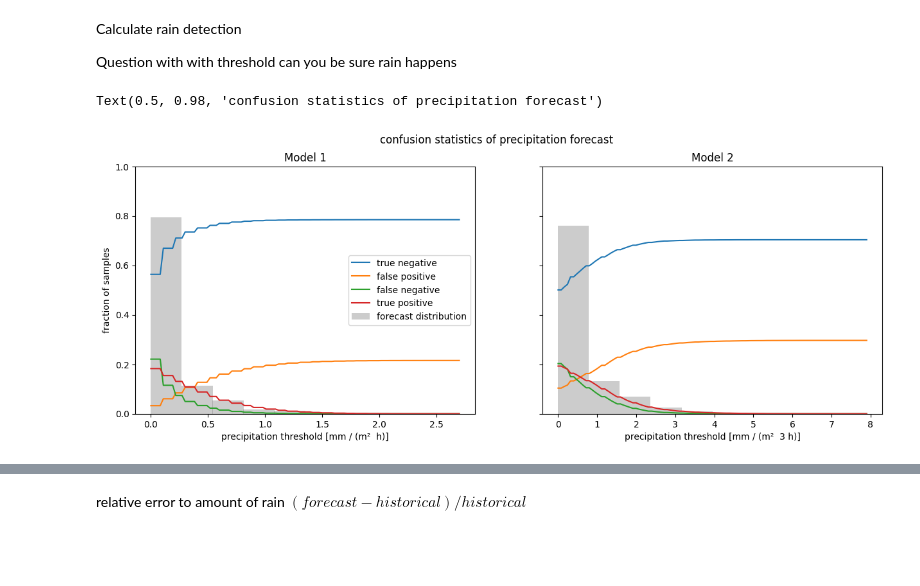
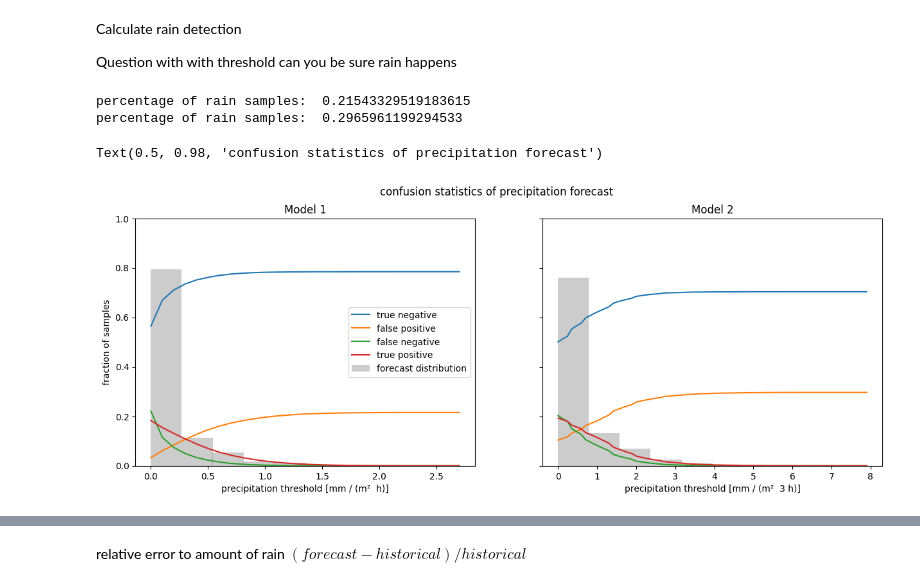
Before and after one commit to RobinU434/DataLiteracy, a Jupyter notebook: studies/13_01_24_RU_glimps_into_data.ipynb, the cells around one changed output, grey strips where cells are left out. Drawn from its saved outputs; the diff is of its cells as text; code cells hidden in the pictures; blank space fills up the shorter version.

```diff
--- a/studies/13_01_24_RU_glimps_into_data.ipynb
+++ b/studies/13_01_24_RU_glimps_into_data.ipynb
@@ -324,9 +414,13 @@ result = []
 for call_time in call_times:
     call_time_result = []
     for station_id in station_ids:
-        sub_df_forecast = merge2[(merge2["call_time"] == call_time) & (merge2["station_id"] == station_id)]
+        sub_df_forecast = merge2[
+            (merge2["call_time"] == call_time) & (merge2["station_id"] == station_id)
+        ]
 
-        if len(sub_df_forecast) < 56:  # 56 is how many samples are expected in a forecast of model 2
+        if (
+            len(sub_df_forecast) < 56
+        ):  # 56 is how many samples are expected in a forecast of model 2
             continue
         call_time_result.append(sub_df_forecast["precipitation_error"][:56])
 
@@ -858,10 +1060,13 @@ for index, values in merge2.groupby(["station_id", "time"]):
 import pandas as pd
 
 # Create a sample DataFrame
-data = {'Category': ['A', 'A', 'B', 'B', 'A', 'B'],
-        'Value': [10, 15, 20, 18, 25, 22],
-        'Value2': [11, 15, 21, 19, 25, 23]}
+data = {
+    "Category": ["A", "A", "B", "B", "A", "B"],
+    "Value": [10, 15, 20, 18, 25, 22],
+    "Value2": [11, 15, 21, 19, 25, 23],
+}
 df = pd.DataFrame(data)
+
 
 # Define a custom aggregate function
 def custom_aggregate(series):
@@ -869,8 +1074,9 @@ def custom_aggregate(series):
     print("_____")
     return series.max() - series.min()
 
+
 # Apply the custom aggregate function using groupby and aggregate
-result = df.groupby('Category').aggregate(custom_aggregate)
+result = df.groupby("Category").aggregate(custom_aggregate)
 
 print(result)
 # %% [output]
@@ -1037,13 +1255,15 @@ merge2 = dataset_model_2.get_merge().copy()
 
 from sklearn import metrics
 
-def to_rain_func_gen(threshold: float):
+
+def bool_mask(threshold: float):
     """everything less or equal to the threshold gets marked as 0
     Else 1
 
     Args:
         threshold (float):
     """
+
     def inner(series: pd.Series) -> pd.Series:
         return int(series > threshold)
 
@@ -1051,59 +1271,86 @@ def to_rain_func_gen(threshold: float):
 
 
 def create_confusion_matrices(df: pd.DataFrame, num_thresholds: int):
-
-    actual = df["precipitation_real"].transform(to_rain_func_gen(0.0)).values
-
+    actual = df["precipitation_real"].transform(bool_mask(0.0)).values
+    print("percentage of rain samples: ", actual.sum() / len(actual))
     max_forecast = max(df["precipitation_forecast"])
     thresholds = np.linspace(0, max_forecast, num_thresholds)
     matrices = np.empty((num_thresholds, 2, 2))
     for idx, threshold in enumerate(thresholds):
-        predicted = df["precipitation_forecast"].transform(to_rain_func_gen(threshold=threshold)).values
+        predicted = (
+            df["precipitation_forecast"]
+            .transform(bool_mask(threshold=threshold))
+            .values
+        )
         matrices[idx] = metrics.confusion_matrix(actual, predicted)
 
     return thresholds, matrices
 
 
-thresholds1, matrices1 = create_confusion_matrices(merge1, 100)
-thresholds2, matrices2 = create_confusion_matrices(merge2, 100)
-matrices1 /= len(merge1)
-matrices2 /= len(merge2)
+unique_forecasts_1 = merge1["precipitation_forecast"].unique()
+unique_forecasts_2 = merge2["precipitation_forecast"].unique()
+
+
+thresholds1, matrices1 = create_confusion_matrices(merge1, len(unique_forecasts_1))
+thresholds2, matrices2 = create_confusion_matrices(merge2, len(unique_forecasts_2))
+counts1 = np.apply_over_axes(np.sum, matrices1, [-2, -1])
+counts2 = np.apply_over_axes(np.sum, matrices2, [-2, -1])
+matrices1 = np.divide(matrices1, counts1)
+matrices2 = np.divide(matrices2, counts2)
 
 fig, (ax1, ax2) = plt.subplots(ncols=2, sharey=True, figsize=DOUBLE_COL_FIG_SIZE)
 
 ax1.plot(thresholds1, matrices1[:, 0, 0], label="true negative")
 ax1.plot(thresholds1, matrices1[:, 1, 0], label="false positive")
 ax1.plot(thresholds1, matrices1[:, 0, 1], label="false negative")
 ax1.plot(thresholds1, matrices1[:, 1, 1], label="true positive")
 
 counts, bins = np.histogram(merge1["precipitation_forecast"])
 density = counts / sum(counts)
 bin_width = bins[1] - bins[0]
-ax1.bar(bins[:-1] + bin_width / 2, density, zorder=0, alpha=0.4, width=0.271, color="grey", label="forecast distribution")
+ax1.bar(
+    bins[:-1] + bin_width / 2,
+    density,
+    zorder=0,
+    alpha=0.4,
+    width=0.271,
+    color="grey",
+    label="forecast distribution",
+)
 
 
 ax2.plot(thresholds2, matrices2[:, 0, 0], label="true negative")
 ax2.plot(thresholds2, matrices2[:, 1, 0], label="false positive")
 ax2.plot(thresholds2, matrices2[:, 0, 1], label="false negative")
 ax2.plot(thresholds2, matrices2[:, 1, 1], label="true positive")
 
 counts, bins = np.histogram(merge2["precipitation_forecast"])
 density = counts / sum(counts)
 bin_width = bins[1] - bins[0]
-ax2.bar(bins[:-1] + bin_width / 2, density, zorder=0, alpha=0.4, width=0.79, color="grey", label="forecast distribution")
+ax2.bar(
+    bins[:-1] + bin_width / 2,
+    density,
+    zorder=0,
+    alpha=0.4,
+    width=0.79,
+    color="grey",
+    label="forecast distribution",
+)
 
 ax1.legend()
 ax1.set_xlabel("precipitation threshold [mm / (m²  h)]")
 ax1.set_ylabel("fraction of samples")
 ax1.set_ylim((0, 1))
 ax1.set_title("Model 1")
 
 ax2.set_title("Model 2")
 ax2.set_xlabel("precipitation threshold [mm / (m²  3 h)]")
 fig.suptitle("confusion statistics of precipitation forecast")
 # %% [output]
-Text(0.5, 0.98, 'confusion statistics of precipitation forecast')
+percentage of rain samples:  0.21543329519183615
+percentage of rain samples:  0.2965961199294533
+Text(0.5, 0.98, 'confusion statistics of precipitation forecast')
-[figure, old version]
+[figure, new version]
 # %%
 fig, (ax1, ax2) = plt.subplots(ncols=2, sharey=True, figsize=DOUBLE_COL_FIG_SIZE)
 
```
Also changed, not shown: parts of 23 cells of this notebook.
